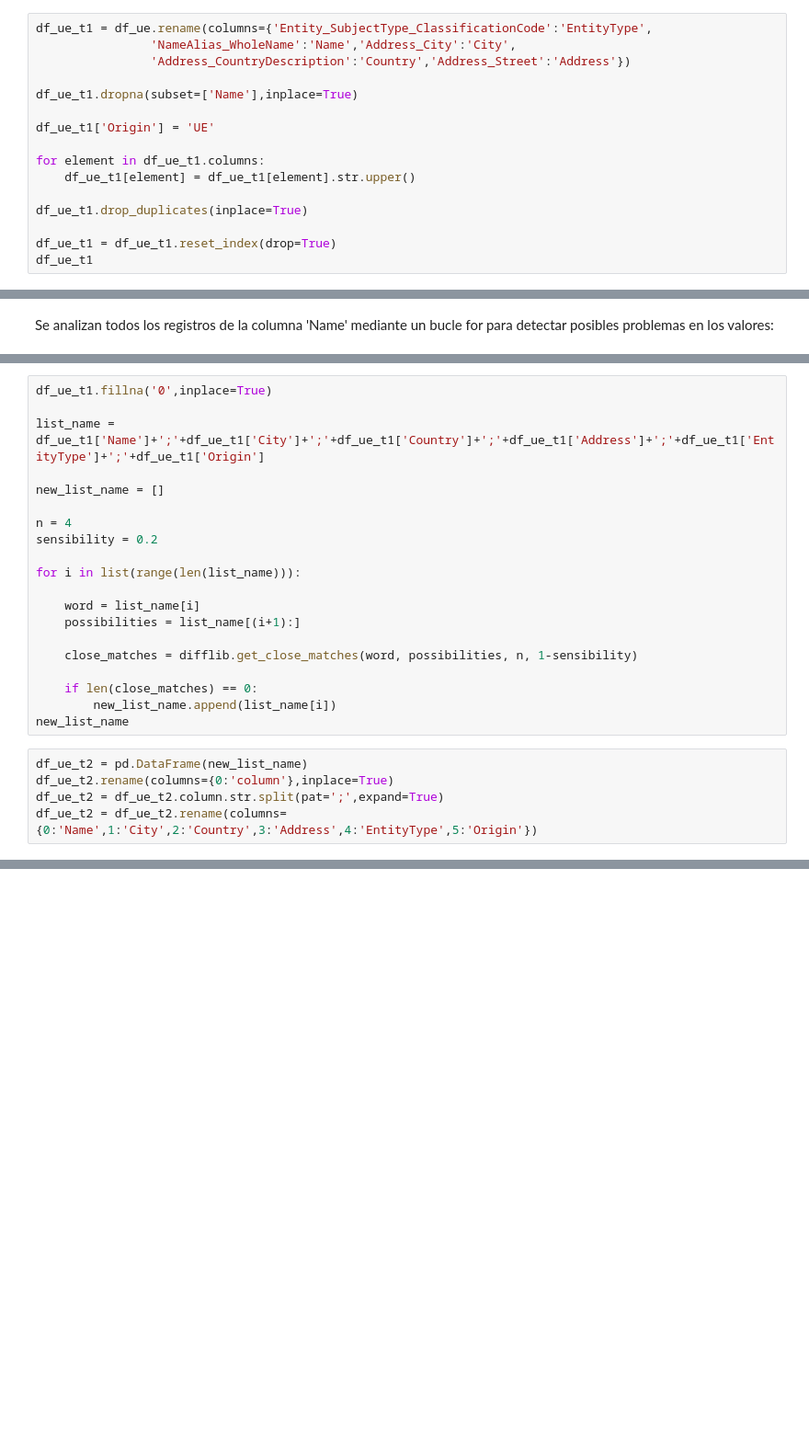
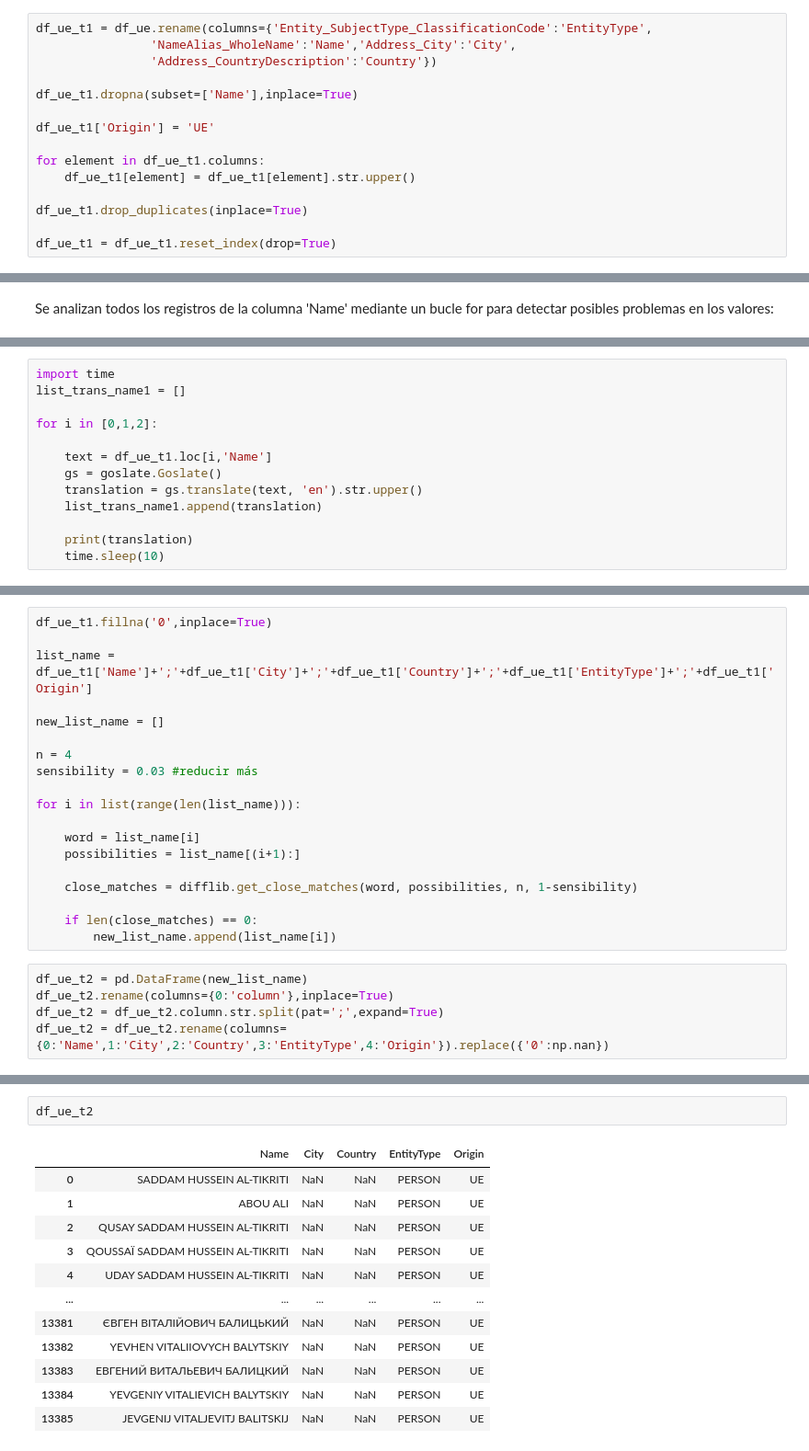
Before and after one commit to Chanalber/TFM, a Jupyter notebook: Código y datos/02_transformar_datos.ipynb, the cells around one changed output, grey strips where cells are left out. Shown at 92% size. Drawn from its saved outputs; the diff is of its cells as text; blank space fills up the shorter version.

```diff
--- a/Código y datos/02_transformar_datos.ipynb
+++ b/Código y datos/02_transformar_datos.ipynb
@@ -128,7 +168,7 @@ Una vez identificadas las variables de interés de la lista de la UE, se crea el
 # %%
 df_ue_t1 = df_ue.rename(columns={'Entity_SubjectType_ClassificationCode':'EntityType',
                 'NameAlias_WholeName':'Name','Address_City':'City',
-                'Address_CountryDescription':'Country','Address_Street':'Address'})
+                'Address_CountryDescription':'Country'})
 
 df_ue_t1.dropna(subset=['Name'],inplace=True)
 
@@ -140,4 +180,3 @@ for element in df_ue_t1.columns:
 df_ue_t1.drop_duplicates(inplace=True)
 
 df_ue_t1 = df_ue_t1.reset_index(drop=True)
-df_ue_t1
@@ -186,0 +224,13 @@ Todavía hay dos problemas con la columna 'Name':
+# %%
+import time
+list_trans_name1 = []
+
+for i in [0,1,2]:
+
+    text = df_ue_t1.loc[i,'Name']
+    gs = goslate.Goslate()
+    translation = gs.translate(text, 'en').str.upper()
+    list_trans_name1.append(translation)
+
+    print(translation)
+    time.sleep(10)
@@ -196,12 +257,12 @@ La función se emplea dentro de un bucle for que comprueba para cada registro cu
 # %%
 df_ue_t1.fillna('0',inplace=True)
 
-list_name = df_ue_t1['Name']+';'+df_ue_t1['City']+';'+df_ue_t1['Country']+';'+df_ue_t1['Address']+';'+df_ue_t1['EntityType']+';'+df_ue_t1['Origin']
+list_name = df_ue_t1['Name']+';'+df_ue_t1['City']+';'+df_ue_t1['Country']+';'+df_ue_t1['EntityType']+';'+df_ue_t1['Origin']
 
 new_list_name = []
 
 n = 4
-sensibility = 0.2
+sensibility = 0.03 #reducir más
 
 for i in list(range(len(list_name))):
 
@@ -212,9 +273,8 @@ for i in list(range(len(list_name))):
 
     if len(close_matches) == 0:
         new_list_name.append(list_name[i])
-new_list_name
 # %%
 df_ue_t2 = pd.DataFrame(new_list_name)
 df_ue_t2.rename(columns={0:'column'},inplace=True)
 df_ue_t2 = df_ue_t2.column.str.split(pat=';',expand=True)
-df_ue_t2 = df_ue_t2.rename(columns={0:'Name',1:'City',2:'Country',3:'Address',4:'EntityType',5:'Origin'})
+df_ue_t2 = df_ue_t2.rename(columns={0:'Name',1:'City',2:'Country',3:'EntityType',4:'Origin'}).replace({'0':np.nan})
@@ -230,0 +281,15 @@ Usar replace para pasar los nulos de origen a nulos de python
+# %%
+df_ue_t2
+# %% [output]
+|  | Name | City | Country | EntityType | Origin |
+| 0 | SADDAM HUSSEIN AL-TIKRITI | NaN | NaN | PERSON | UE |
+| 1 | ABOU ALI | NaN | NaN | PERSON | UE |
+| 2 | QUSAY SADDAM HUSSEIN AL-TIKRITI | NaN | NaN | PERSON | UE |
+| 3 | QOUSSAÏ SADDAM HUSSEIN AL-TIKRITI | NaN | NaN | PERSON | UE |
+| 4 | UDAY SADDAM HUSSEIN AL-TIKRITI | NaN | NaN | PERSON | UE |
+| ... | ... | ... | ... | ... | ... |
+| 13381 | ЄВГЕН ВIТАЛIЙОВИЧ БАЛИЦЬКИЙ | NaN | NaN | PERSON | UE |
+| 13382 | YEVHEN VITALIIOVYCH BALYTSKIY | NaN | NaN | PERSON | UE |
+| 13383 | ЕВГЕНИЙ ВИТАЛЬЕВИЧ БАЛИЦКИЙ | NaN | NaN | PERSON | UE |
+| 13384 | YEVGENIY VITALIEVICH BALYTSKIY | NaN | NaN | PERSON | UE |
+| 13385 | JEVGENIJ VITALJEVITJ BALITSKIJ | NaN | NaN | PERSON | UE |
```
Also changed, not shown: parts of 26 cells of this notebook, 13 other files.
